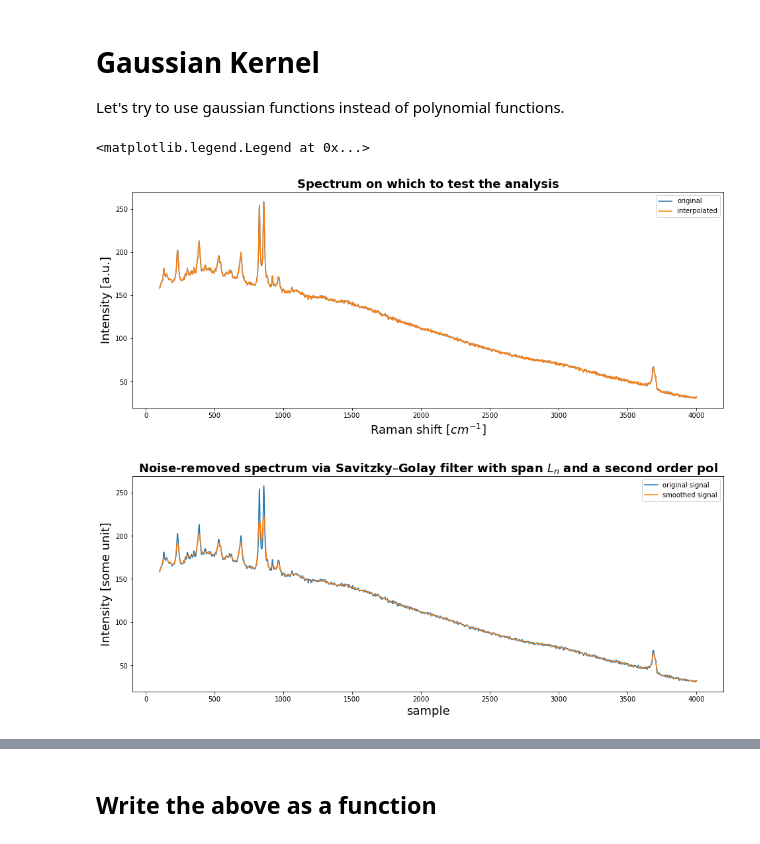
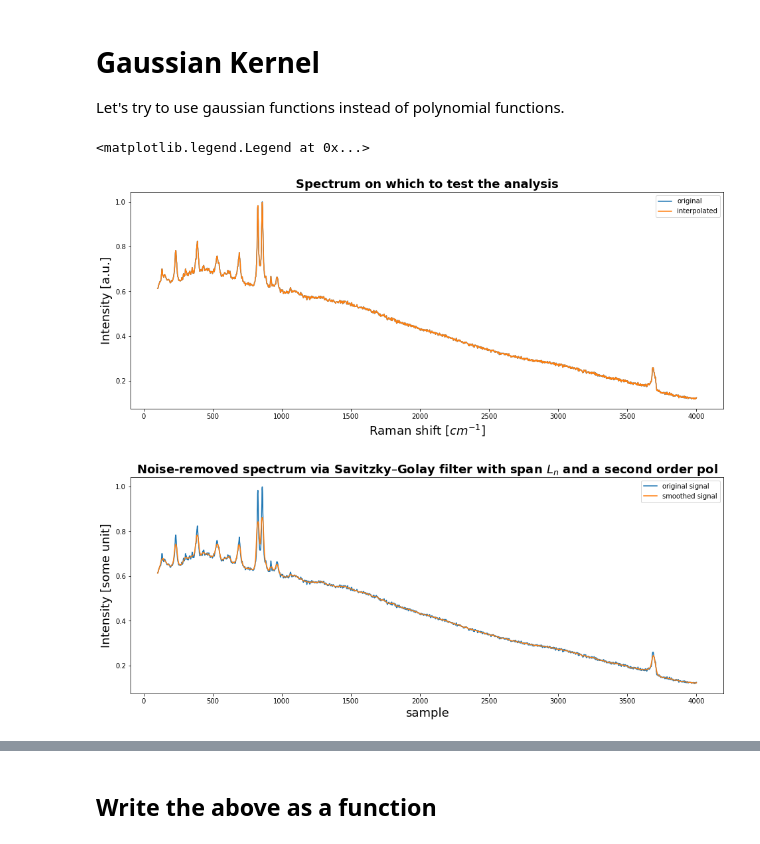
Before and after one commit to FabioBrugnara/pyram, a Jupyter notebook: background_elimination_4_Raman/via linear programming/background_elimination_via_linear_programmin.ipynb, the cells around one changed output, grey strips where cells are left out. Cells and saved outputs as stored; diff of their text form; code cells hidden in the pictures.

```diff
--- a/background_elimination_4_Raman/via linear programming/background_elimination_via_linear_programmin.ipynb
+++ b/background_elimination_4_Raman/via linear programming/background_elimination_via_linear_programmin.ipynb
@@ -294,28 +294,29 @@ Let's try to use gaussian functions instead of polynomial functions.
 # %%
 S = np.array([wn,data[10,10]])
 
+S[1] = S[1]/np.max(S[1])
 raman_plot()
 plt.plot(S[0],S[1], label = 'original')
 S=interpol(S)
 plt.plot(S[0],S[1], label = 'interpolated')
 plt.title('Spectrum on which to test the analysis',fontsize=18,fontweight='bold')
 plt.legend()
 #############################################################################################
 L_n=21                                      #lenght of smoothing filter for noise removal  #                                                                                 #
 #############################################################################################
 S_smooth = S.copy()
 S_smooth[1]=savgol_filter(S[1],L_n,1)
 
 plt.figure(figsize=(16,6))
 plt.xlabel("sample",fontsize=18)
 plt.ylabel("Intensity [some unit]",fontsize=18)
 plt.title('Noise-removed spectrum via Savitzky–Golay filter with span $L_n$ and a second order pol',fontsize=18,fontweight='bold')
 plt.plot(S[0],S[1], label='original signal')
 plt.plot(S_smooth[0],S_smooth[1], label='smoothed signal')
 plt.legend()
 # %% [output]
 <matplotlib.legend.Legend at 0x...>
-[figure, old version]
+[figure, new version]
-[figure, old version]
+[figure, new version]
 # %%
 # GENERATIVE FUNCTION
```
Also changed, not shown: parts of 2 cells of this notebook, 3 other files.
